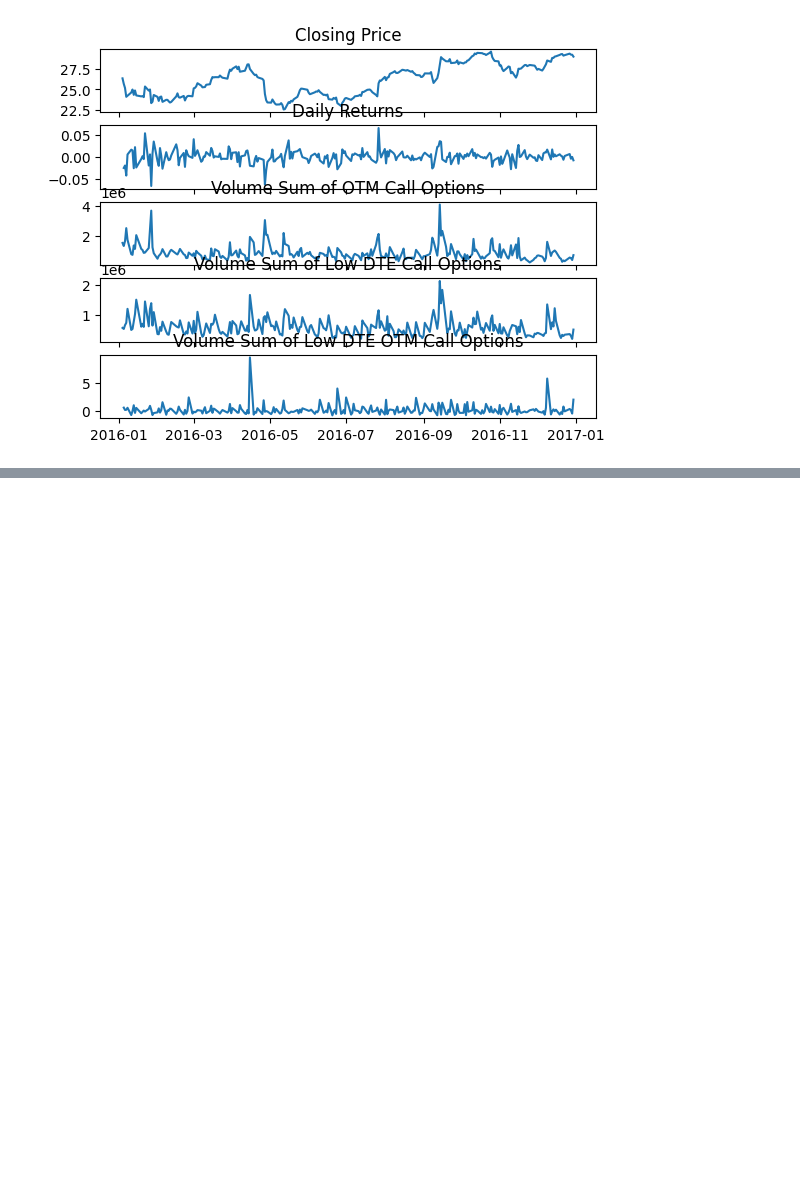
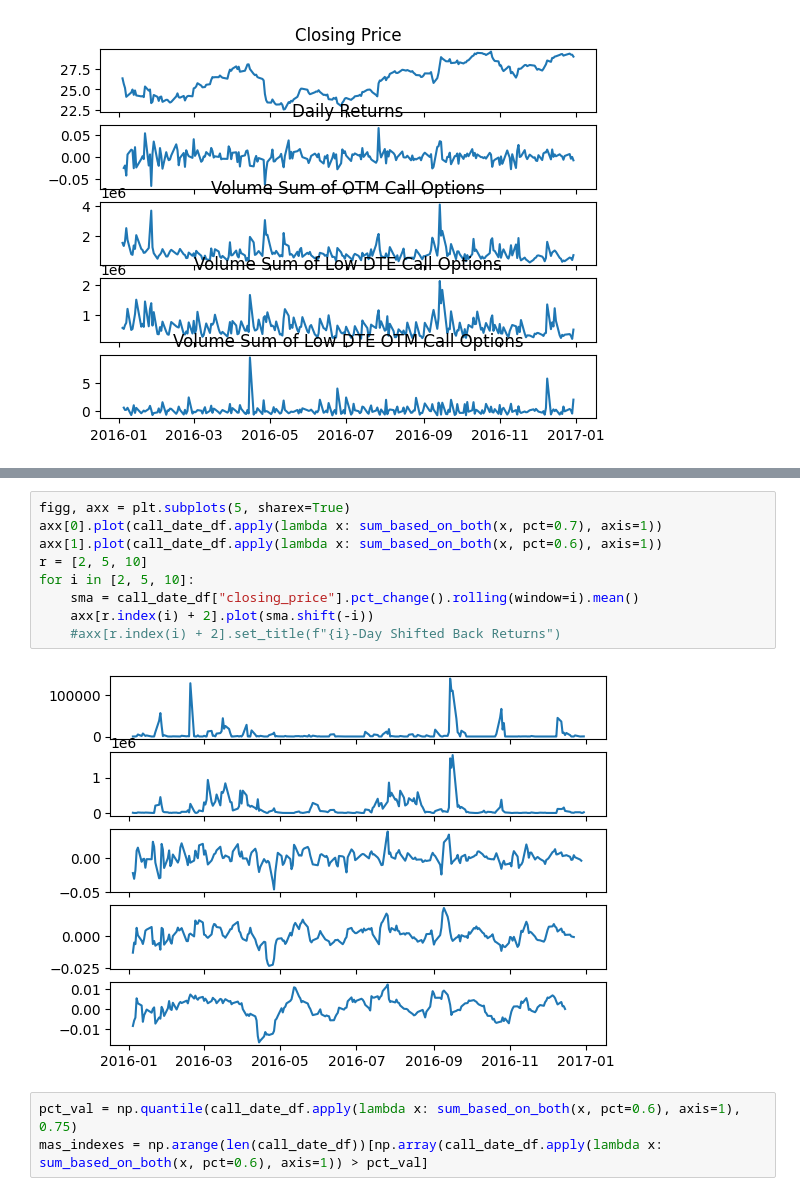
Before and after one commit to joeHollander/Quant_Finance, a Jupyter notebook: Options/LowDTEOptionFlows.ipynb, the cells around one changed output, grey strips where cells are left out. Cells and saved outputs as stored; diff of their text form; blank space fills up the shorter version.

```diff
--- a/Options/LowDTEOptionFlows.ipynb
+++ b/Options/LowDTEOptionFlows.ipynb
@@ -232,0 +242,14 @@ ax[2].plot(sma)
+# %%
+figg, axx = plt.subplots(5, sharex=True)
+axx[0].plot(call_date_df.apply(lambda x: sum_based_on_both(x, pct=0.7), axis=1))
+axx[1].plot(call_date_df.apply(lambda x: sum_based_on_both(x, pct=0.6), axis=1))
+r = [2, 5, 10]
+for i in [2, 5, 10]:
+    sma = call_date_df["closing_price"].pct_change().rolling(window=i).mean()
+    axx[r.index(i) + 2].plot(sma.shift(-i))
+    #axx[r.index(i) + 2].set_title(f"{i}-Day Shifted Back Returns")
+# %% [output]
+[figure, added]
+# %%
+pct_val = np.quantile(call_date_df.apply(lambda x: sum_based_on_both(x, pct=0.6), axis=1), 0.75)
+mas_indexes = np.arange(len(call_date_df))[np.array(call_date_df.apply(lambda x: sum_based_on_both(x, pct=0.6), axis=1)) > pct_val]
```
Also changed, not shown: parts of 4 cells of this notebook.
